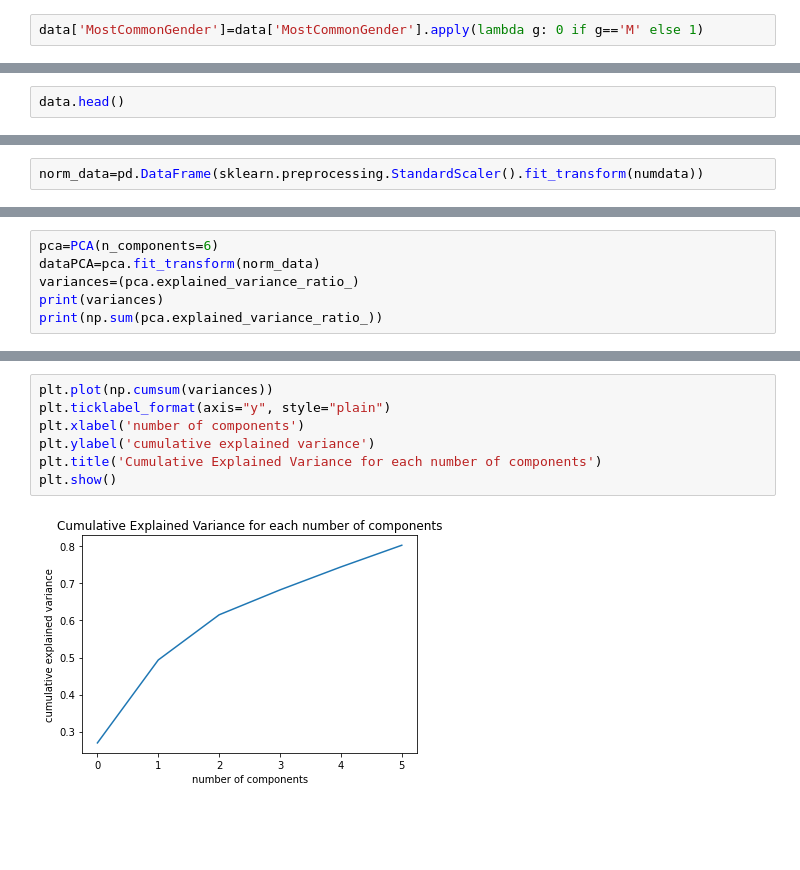
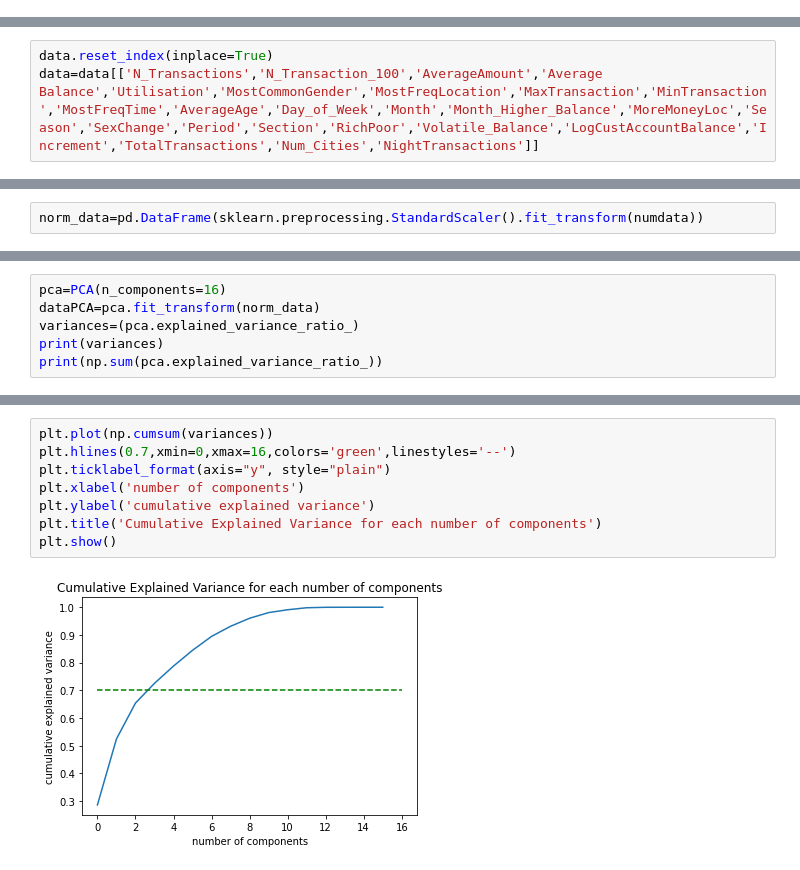
Before and after one commit to Vah1d/ADM-HW4, a Jupyter notebook: 2.2 and 2.3 with sample of the dataset.ipynb, the cells around one changed output, grey strips where cells are left out. Saved outputs shown, nothing was run; the diff lists cells and outputs as text; blank space fills up the shorter version.

```diff
--- a/2.2 and 2.3 with sample of the dataset.ipynb
+++ b/2.2 and 2.3 with sample of the dataset.ipynb
@@ -8,5 +8,3 @@ import matplotlib.pyplot as plt
 data=pd.read_pickle('NewData.pkl')
 # %% [markdown]
 We put the gender information as a boolean feature where it is $0$ if the `MostCommonGender` is a male, and $1$ if it is a female.
-# %%
-data['MostCommonGender']=data['MostCommonGender'].apply(lambda g: 0 if g=='M' else 1)
@@ -13,2 +13,3 @@ data['MostCommonGender']=data['MostCommonGender'].apply(lambda g: 0 if g=='M' el
 # %%
-data.head()
+data.reset_index(inplace=True)
+data=data[['N_Transactions','N_Transaction_100','AverageAmount','Average Balance','Utilisation','MostCommonGender','MostFreqLocation','MaxTransaction','MinTransaction','MostFreqTime','AverageAge','Day_of_Week','Month','Month_Higher_Balance','MoreMoneyLoc','Season','SexChange','Period','Section','RichPoor','Volatile_Balance','LogCustAccountBalance','Increment','TotalTransactions','Num_Cities','NightTransactions']]
@@ -79,5 +88,5 @@ norm_data
 # %%
-pca=PCA(n_components=6)
+pca=PCA(n_components=16)
 dataPCA=pca.fit_transform(norm_data)
 variances=(pca.explained_variance_ratio_)
 print(variances)
@@ -97,9 +100,10 @@ plt.show()
 # %%
 plt.plot(np.cumsum(variances))
+plt.hlines(0.7,xmin=0,xmax=16,colors='green',linestyles='--')
 plt.ticklabel_format(axis="y", style="plain")
 plt.xlabel('number of components')
 plt.ylabel('cumulative explained variance')
 plt.title('Cumulative Explained Variance for each number of components')
 plt.show()
 # %% [output]
-[figure, old version]
+[figure, new version]
```
Also changed, not shown: parts of 22 cells of this notebook.
